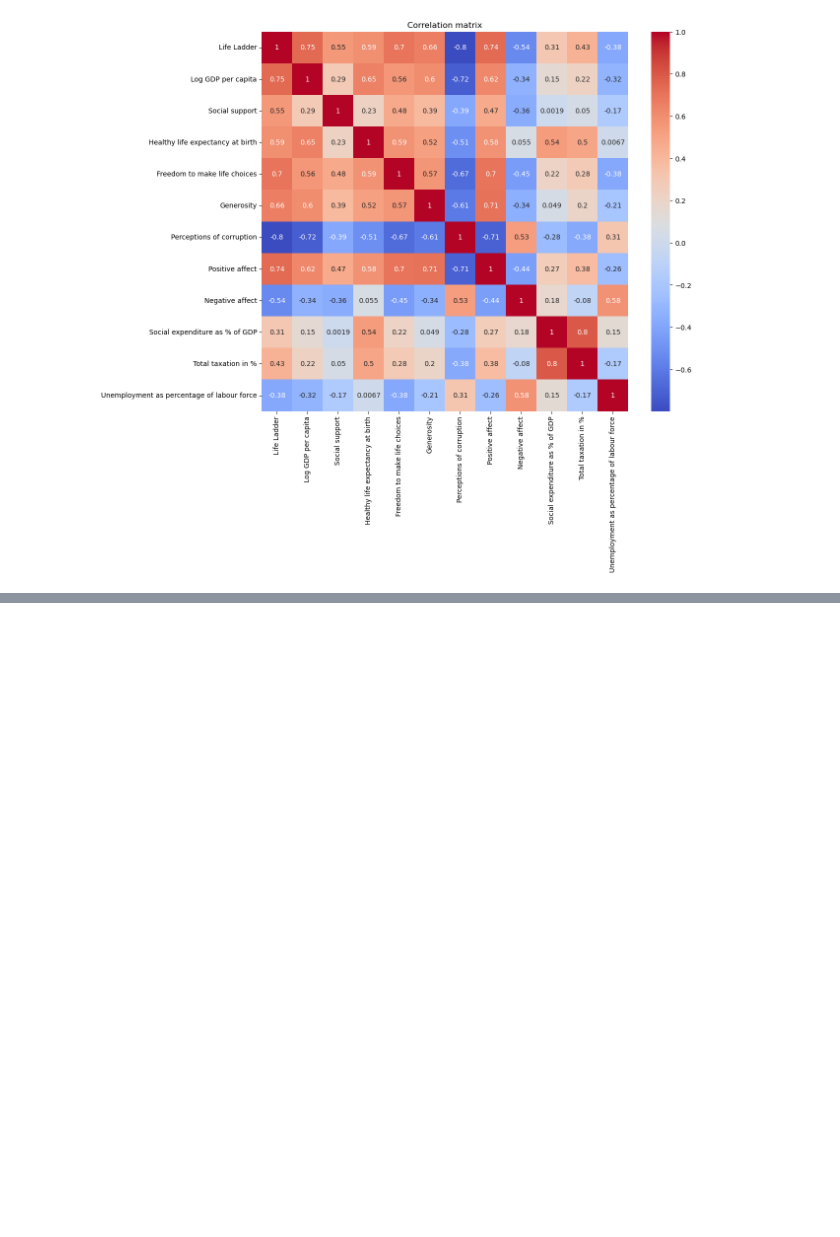
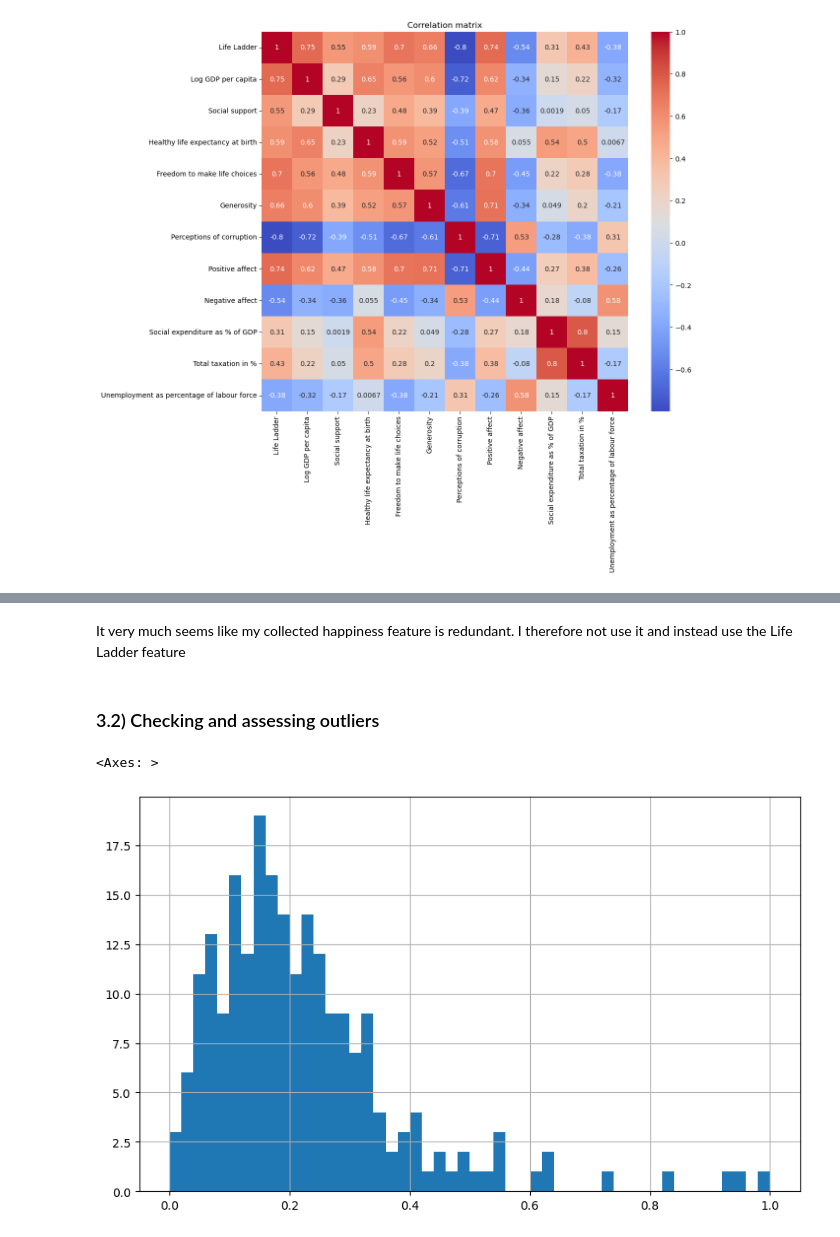
Before and after one commit to TRossen89/BI_Exam, a Jupyter notebook: all_data_df.ipynb, the cells around one changed output, grey strips where cells are left out. Cells and saved outputs as stored; diff of their text form; code cells hidden in the pictures; blank space fills up the shorter version.

```diff
--- a/all_data_df.ipynb
+++ b/all_data_df.ipynb
@@ -144,0 +352,9 @@ plt.show()
+# %% [markdown]
+It very much seems like my collected happiness feature is redundant. I therefore not use it and instead use the Life Ladder feature
+# %% [markdown]
+### 3.2) Checking and assessing outliers
+# %%
+simple_df["Unemployment as percentage of labour force"].hist(bins=50, figsize=(10,6))
+# %% [output]
+<Axes: >
+[figure, added]
```
Also changed, not shown: parts of 32 cells of this notebook.
